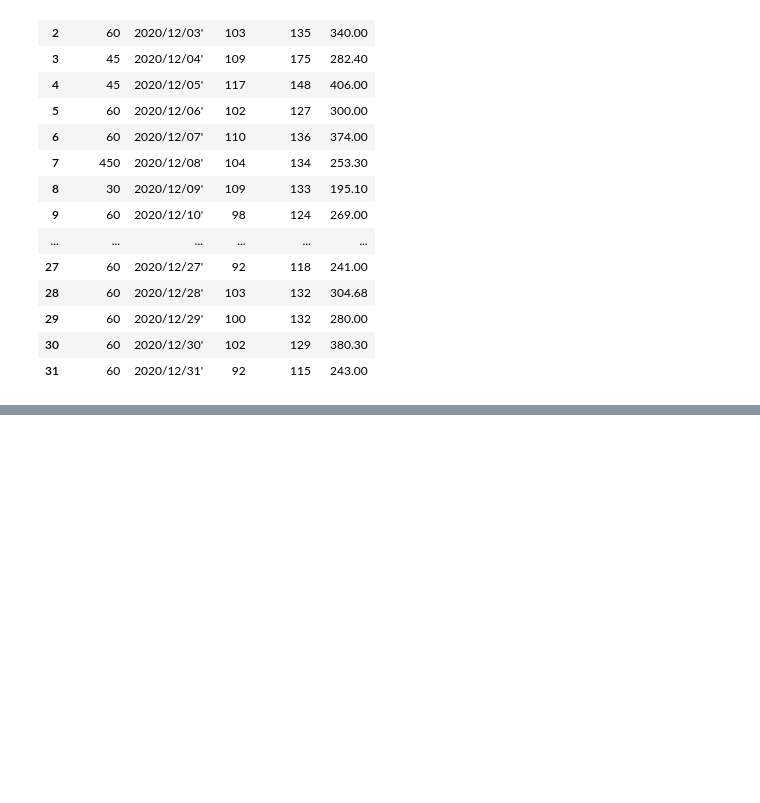
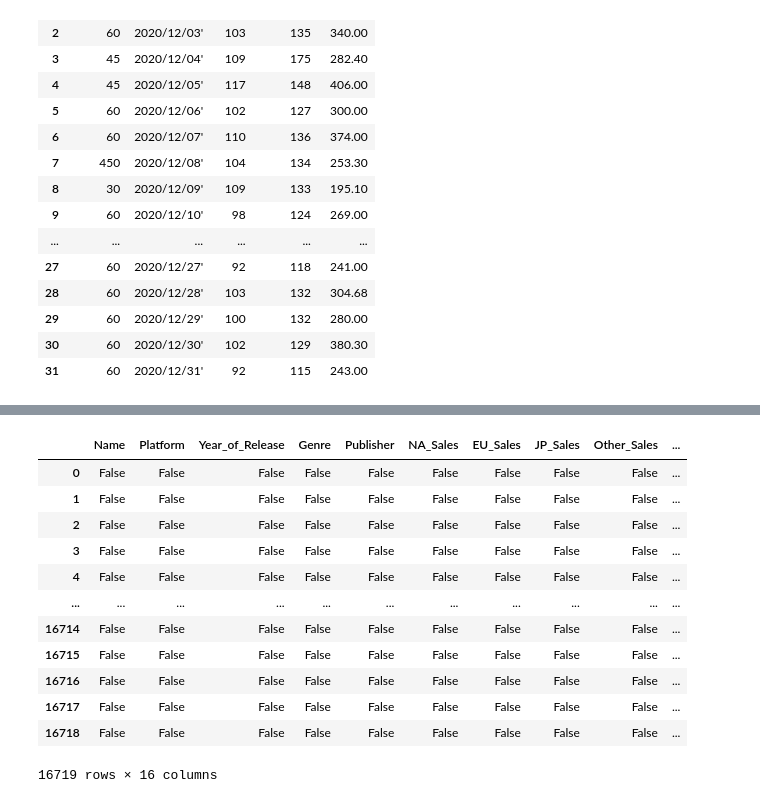
Before and after one commit to bhumikaa2060/Machine-Learning, a Jupyter notebook: 01 Intoduction_to_Machine_Learning/pandas.ipynb, the cells around one changed output, grey strips where cells are left out. Saved outputs shown, nothing was run; the diff lists cells and outputs as text; code cells hidden in the pictures; blank space fills up the shorter version.

```diff
--- a/01 Intoduction_to_Machine_Learning/pandas.ipynb
+++ b/01 Intoduction_to_Machine_Learning/pandas.ipynb
@@ -387,0 +439,4 @@ For example, when doing 'df[col].method(value, inplace=True)', try using 'df.met
+# %%
+# load data set
+import pandas as pd
+df = pd.read_csv("/content/drive/MyDrive/Machine Learning/pandas/Video_Games_Sales_as_at_22_Dec_2016.csv")
@@ -387,0 +524,18 @@ For example, when doing 'df[col].method(value, inplace=True)', try using 'df.met
+# %%
+# identify  null values variable
+isnull = df.isnull()
+isnull
+# %% [output]
+|  | Name | Platform | Year_of_Release | Genre | Publisher | NA_Sales | EU_Sales | JP_Sales | Other_Sales | ... |
+| 0 | False | False | False | False | False | False | False | False | False | ... |
+| 1 | False | False | False | False | False | False | False | False | False | ... |
+| 2 | False | False | False | False | False | False | False | False | False | ... |
+| 3 | False | False | False | False | False | False | False | False | False | ... |
+| 4 | False | False | False | False | False | False | False | False | False | ... |
+| ... | ... | ... | ... | ... | ... | ... | ... | ... | ... | ... |
+| 16714 | False | False | False | False | False | False | False | False | False | ... |
+| 16715 | False | False | False | False | False | False | False | False | False | ... |
+| 16716 | False | False | False | False | False | False | False | False | False | ... |
+| 16717 | False | False | False | False | False | False | False | False | False | ... |
+| 16718 | False | False | False | False | False | False | False | False | False | ... |
+16719 rows × 16 columns
```
Also changed, not shown: parts of 13 cells of this notebook.
